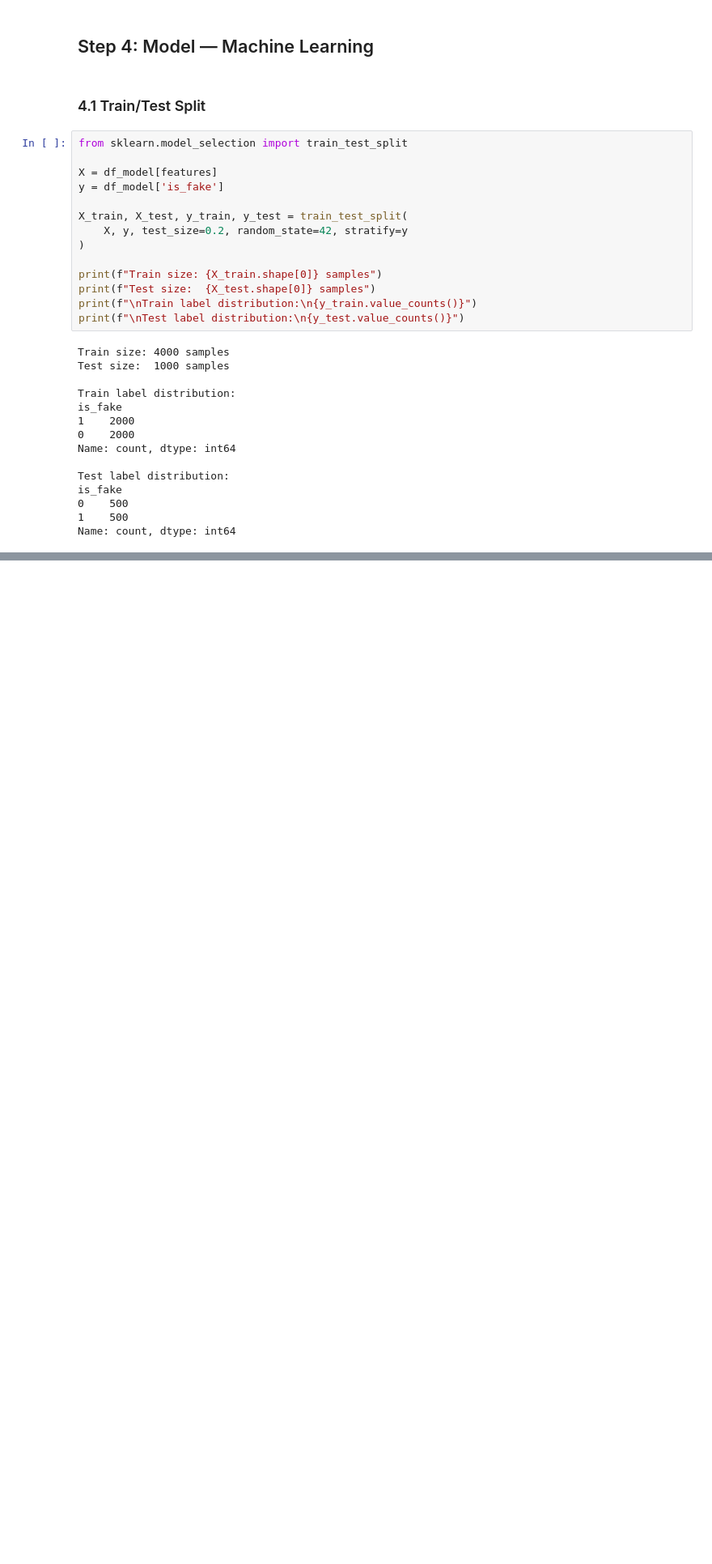
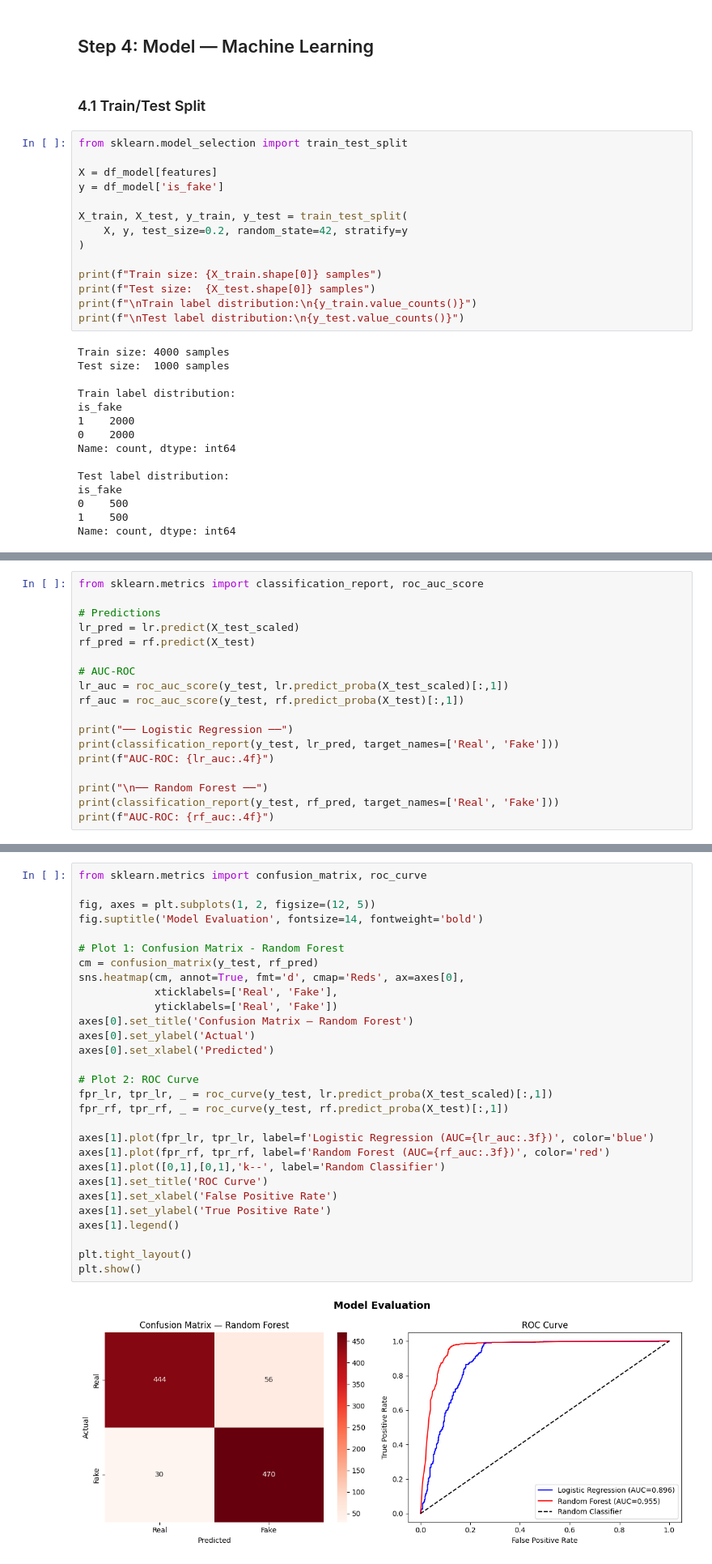
Before and after one commit to mannk013/FakeAccountDetector, a Jupyter notebook: FakeAccountDetector.ipynb, the cells around one changed output, grey strips where cells are left out. Shown at 81% size. Saved outputs shown, nothing was run; the diff lists cells and outputs as text; blank space fills up the shorter version.

Commit message:
Model training data

```diff
--- a/FakeAccountDetector.ipynb
+++ b/FakeAccountDetector.ipynb
@@ -243,0 +268,18 @@ Name: count, dtype: int64
+# %%
+from sklearn.metrics import classification_report, roc_auc_score
+
+# Predictions
+lr_pred = lr.predict(X_test_scaled)
+rf_pred = rf.predict(X_test)
+
+# AUC-ROC
+lr_auc = roc_auc_score(y_test, lr.predict_proba(X_test_scaled)[:,1])
+rf_auc = roc_auc_score(y_test, rf.predict_proba(X_test)[:,1])
+
+print("── Logistic Regression ──")
+print(classification_report(y_test, lr_pred, target_names=['Real', 'Fake']))
+print(f"AUC-ROC: {lr_auc:.4f}")
+
+print("\n── Random Forest ──")
+print(classification_report(y_test, rf_pred, target_names=['Real', 'Fake']))
+print(f"AUC-ROC: {rf_auc:.4f}")
@@ -243,0 +306,31 @@ Name: count, dtype: int64
+# %%
+from sklearn.metrics import confusion_matrix, roc_curve
+
+fig, axes = plt.subplots(1, 2, figsize=(12, 5))
+fig.suptitle('Model Evaluation', fontsize=14, fontweight='bold')
+
+# Plot 1: Confusion Matrix - Random Forest
+cm = confusion_matrix(y_test, rf_pred)
+sns.heatmap(cm, annot=True, fmt='d', cmap='Reds', ax=axes[0],
+            xticklabels=['Real', 'Fake'],
+            yticklabels=['Real', 'Fake'])
+axes[0].set_title('Confusion Matrix — Random Forest')
+axes[0].set_ylabel('Actual')
+axes[0].set_xlabel('Predicted')
+
+# Plot 2: ROC Curve
+fpr_lr, tpr_lr, _ = roc_curve(y_test, lr.predict_proba(X_test_scaled)[:,1])
+fpr_rf, tpr_rf, _ = roc_curve(y_test, rf.predict_proba(X_test)[:,1])
+
+axes[1].plot(fpr_lr, tpr_lr, label=f'Logistic Regression (AUC={lr_auc:.3f})', color='blue')
+axes[1].plot(fpr_rf, tpr_rf, label=f'Random Forest (AUC={rf_auc:.3f})', color='red')
+axes[1].plot([0,1],[0,1],'k--', label='Random Classifier')
+axes[1].set_title('ROC Curve')
+axes[1].set_xlabel('False Positive Rate')
+axes[1].set_ylabel('True Positive Rate')
+axes[1].legend()
+
+plt.tight_layout()
+plt.show()
+# %% [output]
+[figure, added]
```
Also changed, not shown: parts of 6 cells of this notebook.
